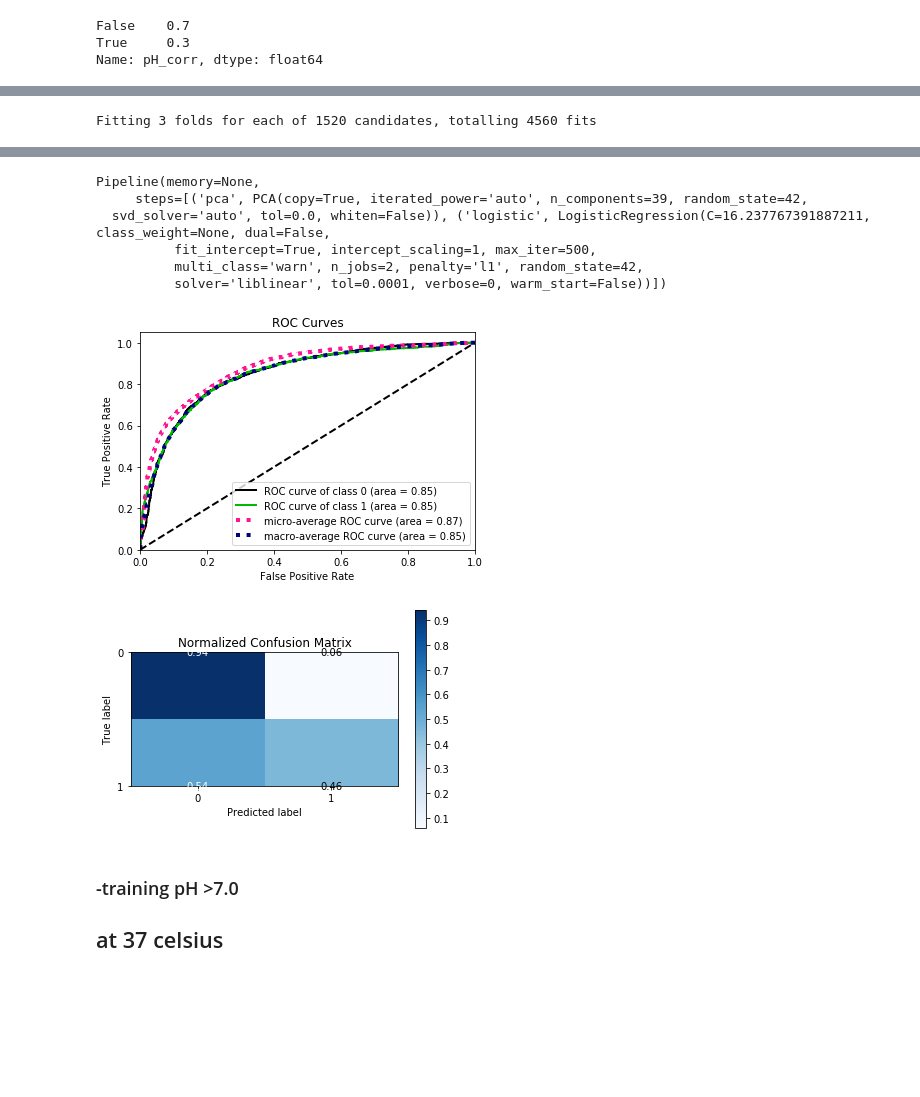
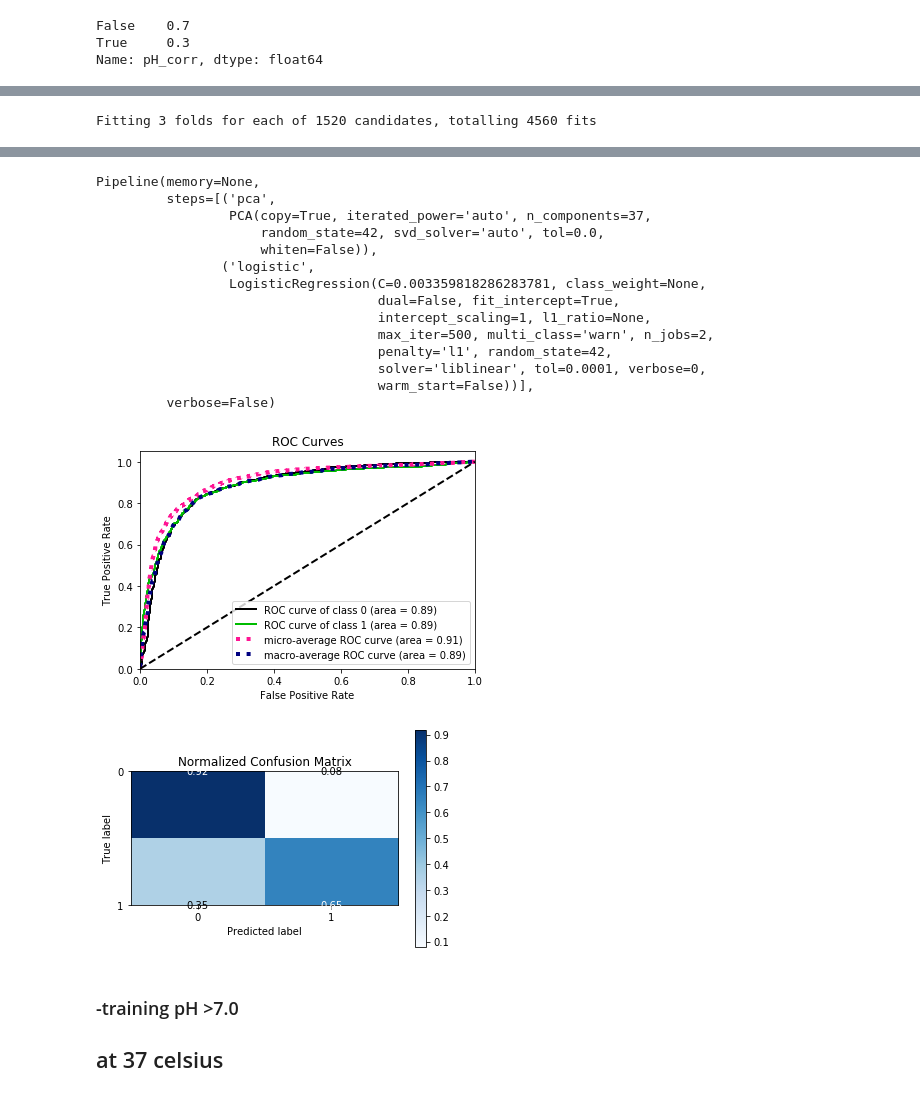
Before and after one commit to JCardenasRdz/acidoCEST_Machine_Learning, a Jupyter notebook: Iopamidol_PCA_LogReg.ipynb, the cells around one changed output, grey strips where cells are left out. Saved outputs shown, nothing was run; the diff lists cells and outputs as text; code cells hidden in the pictures; blank space fills up the shorter version.

```diff
--- a/Iopamidol_PCA_LogReg.ipynb
+++ b/Iopamidol_PCA_LogReg.ipynb
@@ -192,5 +338,9 @@ Name: pH_corr, dtype: float64
 # %%
-clf_01,  _, _, _, _  = train_logistic_PCA_pipeline( Z, pH, min_n=2, max_n= 40, pH_cut_off = 7.0, n_cs= 20)
+Xdata = X.drop('100',axis  = 1).copy()
+
+conc_filter = data['Conc(mM)'] > 20
+
+clf_01,  _, _, _, _  = train_logistic_PCA_pipeline( Xdata[conc_filter], pH[conc_filter], min_n=2, max_n= 40, pH_cut_off = 7.0, n_cs= 20)
 
 print(clf_01)
 # %% [output]
@@ -209,11 +357,19 @@ Fitting 3 folds for each of 1520 candidates, totalling 4560 fits
 Pipeline(memory=None,
-     steps=[('pca', PCA(copy=True, iterated_power='auto', n_components=39, random_state=42,
-  svd_solver='auto', tol=0.0, whiten=False)), ('logistic', LogisticRegression(C=16.237767391887211, class_weight=None, dual=False,
-          fit_intercept=True, intercept_scaling=1, max_iter=500,
-          multi_class='warn', n_jobs=2, penalty='l1', random_state=42,
-          solver='liblinear', tol=0.0001, verbose=0, warm_start=False))])
+         steps=[('pca',
+                 PCA(copy=True, iterated_power='auto', n_components=37,
+                     random_state=42, svd_solver='auto', tol=0.0,
+                     whiten=False)),
+                ('logistic',
+                 LogisticRegression(C=0.003359818286283781, class_weight=None,
+                                    dual=False, fit_intercept=True,
+                                    intercept_scaling=1, l1_ratio=None,
+                                    max_iter=500, multi_class='warn', n_jobs=2,
+                                    penalty='l1', random_state=42,
+                                    solver='liblinear', tol=0.0001, verbose=0,
+                                    warm_start=False))],
+         verbose=False)
-[figure, old version]
+[figure, new version]
-[figure, old version]
+[figure, new version]
 # %% [markdown]
 ###  -training pH >7.0
 ## at 37 celsius
```
Also changed, not shown: parts of 25 cells of this notebook.
